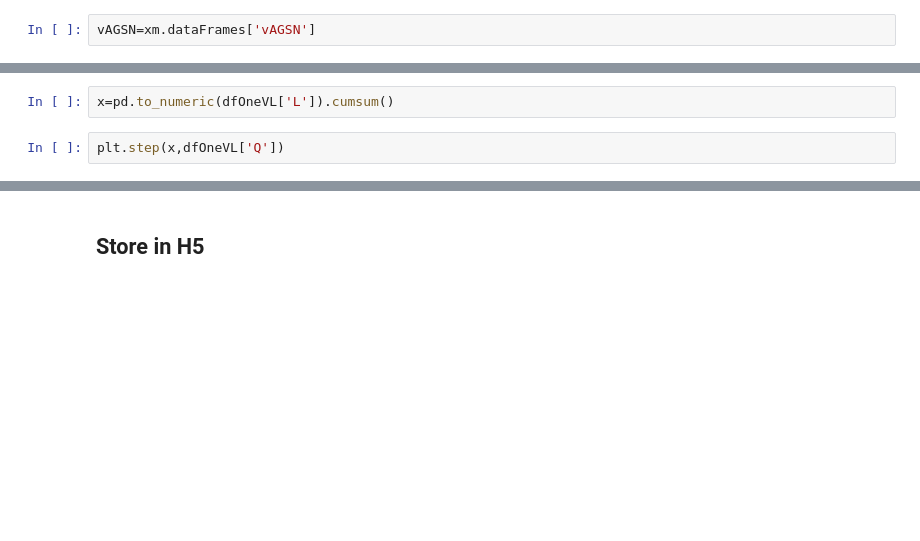
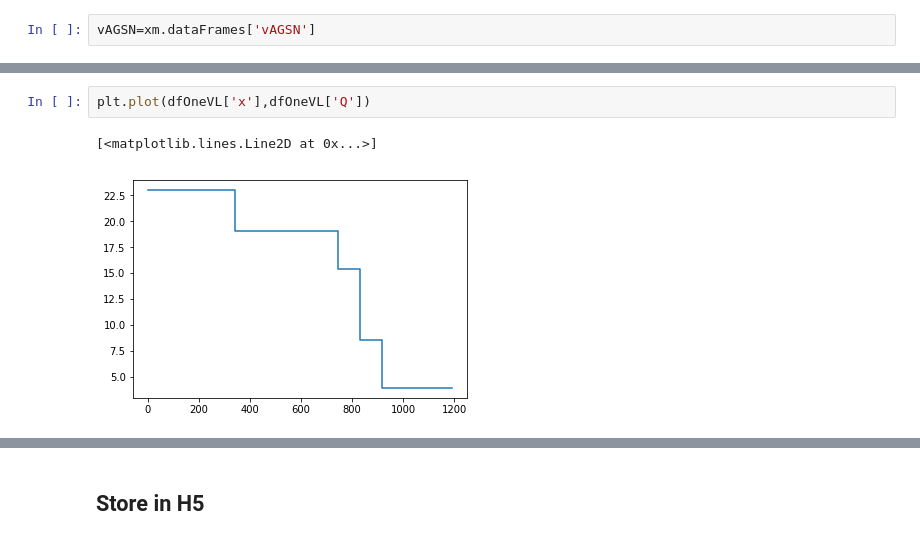
Before and after one commit to aw3s/PT3S, a Jupyter notebook: PT3S.ipynb, the cells around one changed output, grey strips where cells are left out. Saved outputs shown, nothing was run; the diff lists cells and outputs as text; blank space fills up the shorter version.

```diff
--- a/PT3S.ipynb
+++ b/PT3S.ipynb
@@ -292,5 +472,6 @@ dfOneVL[['OBJTYPE','L','KNOT~*~*~*~H_i','KNOT~*~*~*~H_k','Q']]
-# %%
-x=pd.to_numeric(dfOneVL['L']).cumsum()
 # %%
-plt.step(x,dfOneVL['Q'])
+plt.plot(dfOneVL['x'],dfOneVL['Q'])
+# %% [output]
+[<matplotlib.lines.Line2D at 0x...>]
+[figure, added]
 # %%
```
Also changed, not shown: parts of 37 cells of this notebook, 7 other files.
